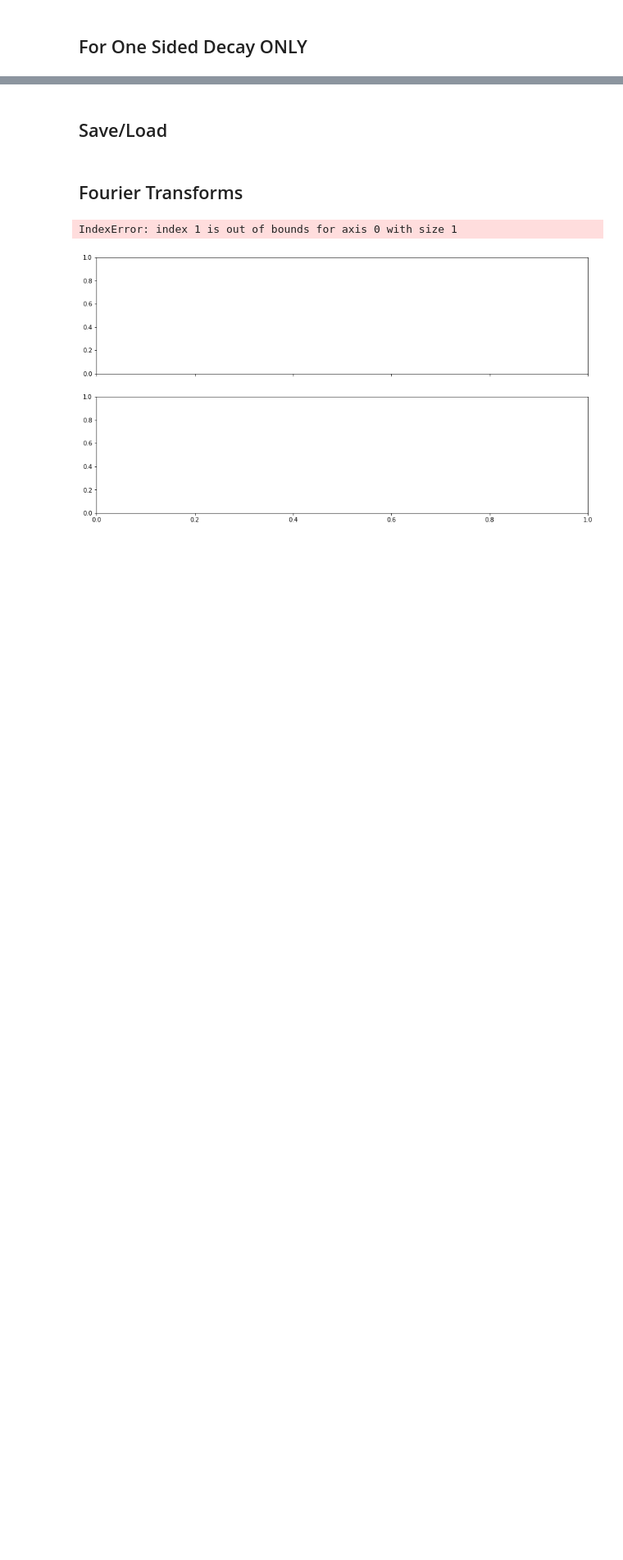
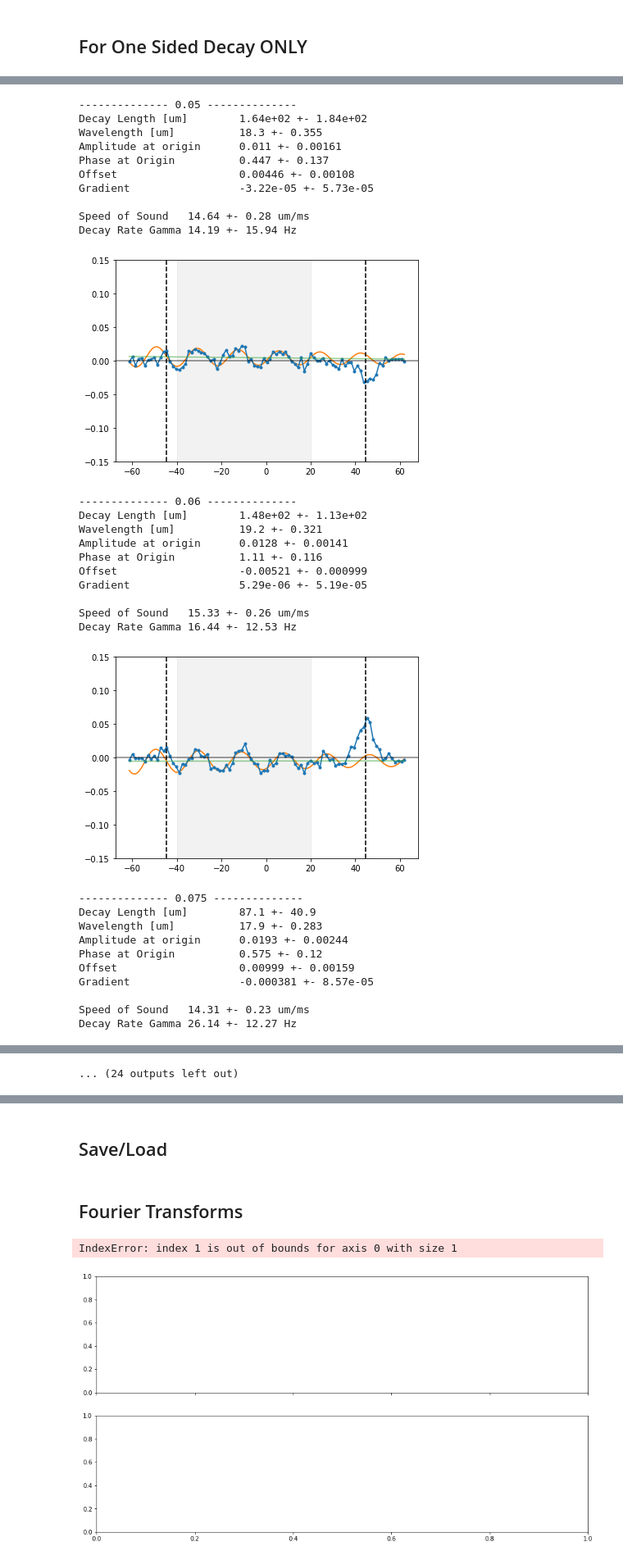
Before and after one commit to ranchop/QCalc, a Jupyter notebook: Box Shaking/Box Shaking Analyzer.ipynb, the cells around one changed output, grey strips where cells are left out. Shown at 82% size. Saved outputs shown, nothing was run; the diff lists cells and outputs as text; code cells hidden in the pictures; blank space fills up the shorter version.

```diff
--- a/Box Shaking/Box Shaking Analyzer.ipynb
+++ b/Box Shaking/Box Shaking Analyzer.ipynb
@@ -926,0 +966,45 @@ plt.tight_layout()
+# %%
+# Fitting
+frs = []
+fes = []
+for xi in range(movie_dN[0].size):
+    print('-------------- {} --------------'.format(movie_dN[0][xi]))
+    fr, fe = single_analyzer(xi)
+    frs.append(fr)
+    fes.append(fe)
+    plt.show()
+frs = np.array(frs)
+fes = np.array(fes)
+# %% [output]
+-------------- 0.05 --------------
+Decay Length [um]        1.64e+02 +- 1.84e+02
+Wavelength [um]          18.3 +- 0.355
+Amplitude at origin      0.011 +- 0.00161
+Phase at Origin          0.447 +- 0.137
+Offset                   0.00446 +- 0.00108
+Gradient                 -3.22e-05 +- 5.73e-05
+
+Speed of Sound   14.64 +- 0.28 um/ms
+Decay Rate Gamma 14.19 +- 15.94 Hz
+[figure, added]
+-------------- 0.06 --------------
+Decay Length [um]        1.48e+02 +- 1.13e+02
+Wavelength [um]          19.2 +- 0.321
+Amplitude at origin      0.0128 +- 0.00141
+Phase at Origin          1.11 +- 0.116
+Offset                   -0.00521 +- 0.000999
+Gradient                 5.29e-06 +- 5.19e-05
+
+Speed of Sound   15.33 +- 0.26 um/ms
+Decay Rate Gamma 16.44 +- 12.53 Hz
+[figure, added]
+-------------- 0.075 --------------
+Decay Length [um]        87.1 +- 40.9
+Wavelength [um]          17.9 +- 0.283
+Amplitude at origin      0.0193 +- 0.00244
+Phase at Origin          0.575 +- 0.12
+Offset                   0.00999 +- 0.00159
+Gradient                 -0.000381 +- 8.57e-05
+
+Speed of Sound   14.31 +- 0.23 um/ms
+Decay Rate Gamma 26.14 +- 12.27 Hz
@@ -926,0 +1045 @@ plt.tight_layout()
+... (24 outputs left out)
```
Also changed, not shown: parts of 13 cells of this notebook, 2 other files.
